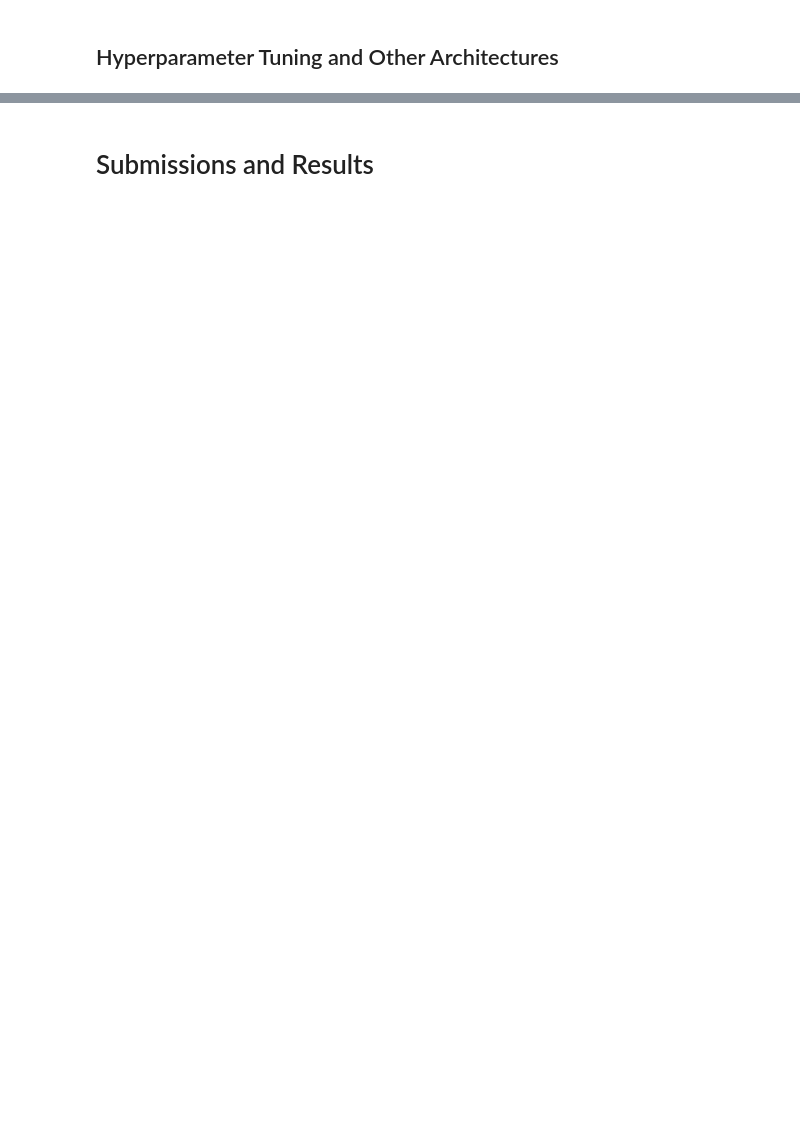
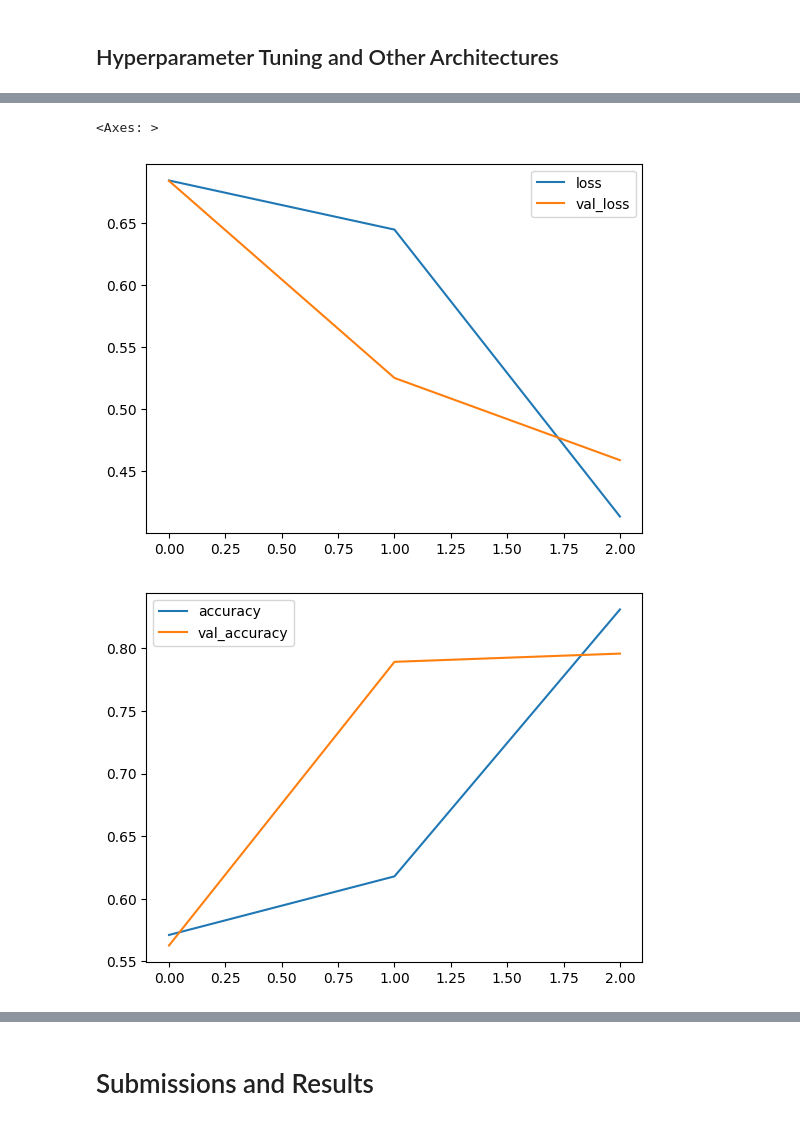
Before and after one commit to Pholmgrendev/RNNProject, a Jupyter notebook: TextClassification.ipynb, the cells around one changed output, grey strips where cells are left out. Saved outputs shown, nothing was run; the diff lists cells and outputs as text; code cells hidden in the pictures; blank space fills up the shorter version.

```diff
--- a/TextClassification.ipynb
+++ b/TextClassification.ipynb
@@ -284,2 +284,23 @@ base_metrics[['accuracy', 'val_accuracy']].plot()
 # %% [markdown]
 ## Hyperparameter Tuning and Other Architectures
+# %%
+model_lstm_base = Sequential([
+    InputLayer((max_words,)),
+    # Layer one
+    Embedding(word_count, 32, input_length=max_words),
+
+    # Layer two
+    LSTM(units=64),
+
+    # Output
+    Dense(1, activation='sigmoid')
+])
+learning_rate = 0.0001
+opt = keras.optimizers.Adam(learning_rate = learning_rate)
+
+model_lstm_base.compile(optimizer = opt,
+              loss=tf.keras.losses.BinaryCrossentropy(from_logits=True),
+              metrics = ['accuracy'])
+
+model_lstm_base.build()
+model_lstm_base.summary()
@@ -285,0 +321,4 @@ base_metrics[['accuracy', 'val_accuracy']].plot()
+# %%
+lstm_base_history = model_lstm_base.fit(train_pad, train_labels, epochs=3, validation_data=(val_pad, val_labels)) # initial testing showed epoch 3 had the best validation accuracy
+
+lstm_base_metrics = pd.DataFrame(lstm_base_history.history)
@@ -285,0 +332,7 @@ base_metrics[['accuracy', 'val_accuracy']].plot()
+# %%
+lstm_base_metrics[["loss","val_loss"]].plot()
+lstm_base_metrics[['accuracy', 'val_accuracy']].plot()
+# %% [output]
+<Axes: >
+[figure, added]
+[figure, added]
```
Also changed, not shown: parts of 11 cells of this notebook.
